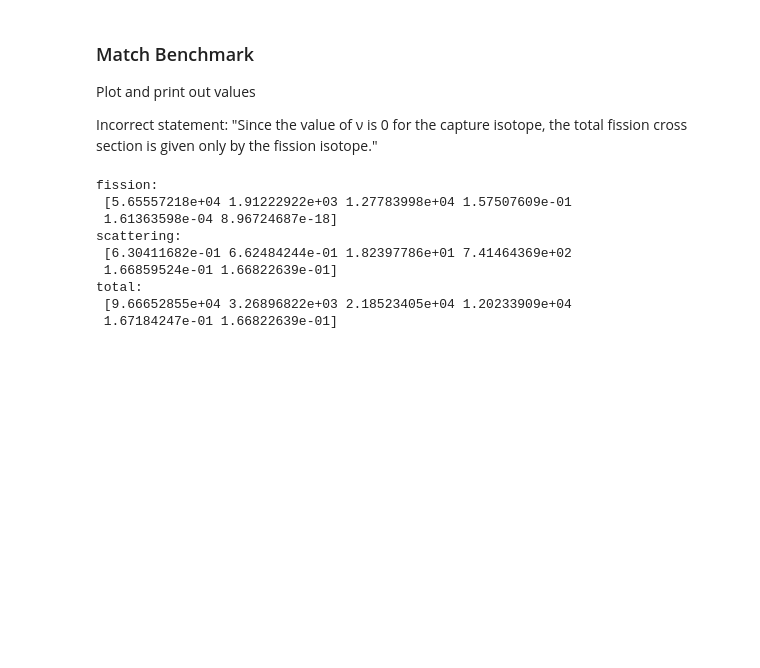
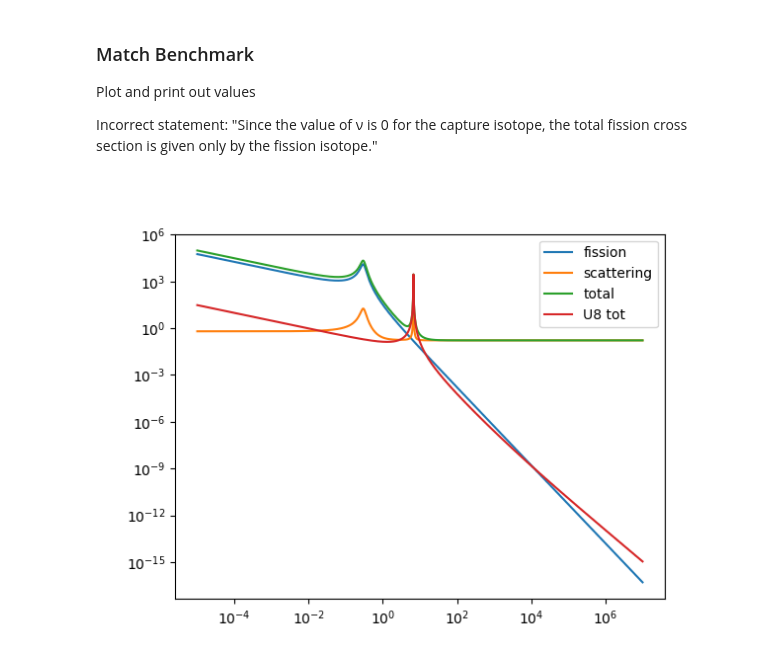
Before and after one commit to Naww137/neutron_transport, a Jupyter notebook: InitialBenchmark.ipynb, the cells around one changed output. Cells and saved outputs as stored; diff of their text form; code cells hidden in the pictures; blank space fills up the shorter version.

```diff
--- a/InitialBenchmark.ipynb
+++ b/InitialBenchmark.ipynb
@@ -58,39 +58,31 @@ mat = material_definitions.material([pu9,u8], constant_scattering=20*Nscat)
 # %%
 
 benchmark_e = np.array([0.00001, 0.01000, 0.29562, 6.67425, 100.000, 2.0e7])
 # benchmark_e = np.array([6.67425])
-# energy = np.logspace(-5,7, 1000)
-energy = benchmark_e
+energy = np.logspace(-5,7, 1000)
+# energy = benchmark_e
 
 
 pu9_Sig_t, pu9_Sig_f, pu9_Sig_g, pu9_Sig_s = pu9.get_macro_cross_sections(energy)
 u8_Sig_t, u8_Sig_f, u8_Sig_g, u8_Sig_s = u8.get_macro_cross_sections(energy)
 
 m_Sig_t, m_Sig_f, m_Sig_g, m_Sig_s = mat.get_macro_cross_sections(energy)
 
 
 if np.array_equal(energy,benchmark_e):
     print(f'fission:\n {m_Sig_f}')
     print(f'scattering:\n {m_Sig_s}')
     print(f'total:\n {m_Sig_t}')
 else:
     figure()
     plot(energy, m_Sig_f, label='fission')
     # plot(energy, mat_gam, label='gamma')
     plot(energy, m_Sig_s, label='scattering')
     plot(energy, m_Sig_t, label='total')
 
     plot(energy, u8_Sig_t, label='U8 tot')
 
     xscale('log'); yscale('log')
     legend()
 # %% [output]
-fission:
- [5.65557218e+04 1.91222922e+03 1.27783998e+04 1.57507609e-01
- 1.61363598e-04 8.96724687e-18]
-scattering:
- [6.30411682e-01 6.62484244e-01 1.82397786e+01 7.41464369e+02
- 1.66859524e-01 1.66822639e-01]
-total:
- [9.66652855e+04 3.26896822e+03 2.18523405e+04 1.20233909e+04
- 1.67184247e-01 1.66822639e-01]
+[figure, added]
```
Also changed, not shown: parts of 8 cells of this notebook, 2 other files.
